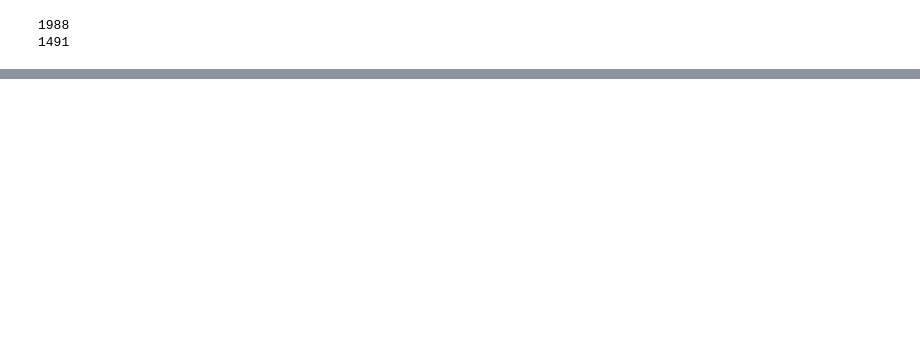
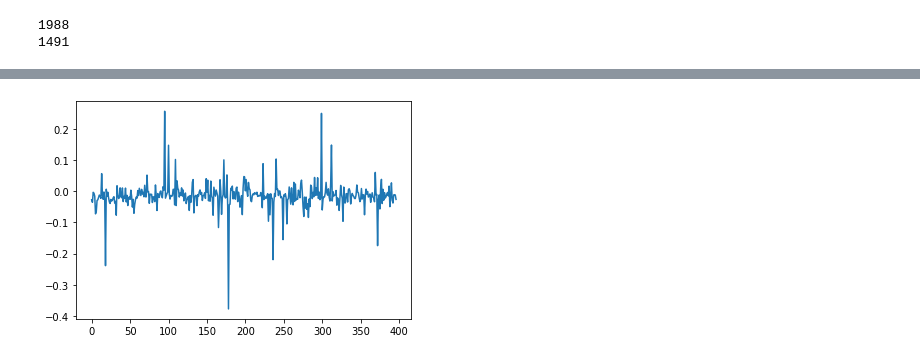
Before and after one commit to hoyeon912/tickai, a Jupyter notebook: src/predict/52wk.ipynb, the cells around one changed output, grey strips where cells are left out. Saved outputs shown, nothing was run; the diff lists cells and outputs as text; code cells hidden in the pictures; blank space fills up the shorter version.

```diff
--- a/src/predict/52wk.ipynb
+++ b/src/predict/52wk.ipynb
@@ -204,0 +220,5 @@ Target=181.69   Predict=183.43  Error=-0.96%
+# %%
+plt.plot(errs)
+plt.show()
+# %% [output]
+[figure, added]
```
Also changed, not shown: parts of 13 cells of this notebook.
